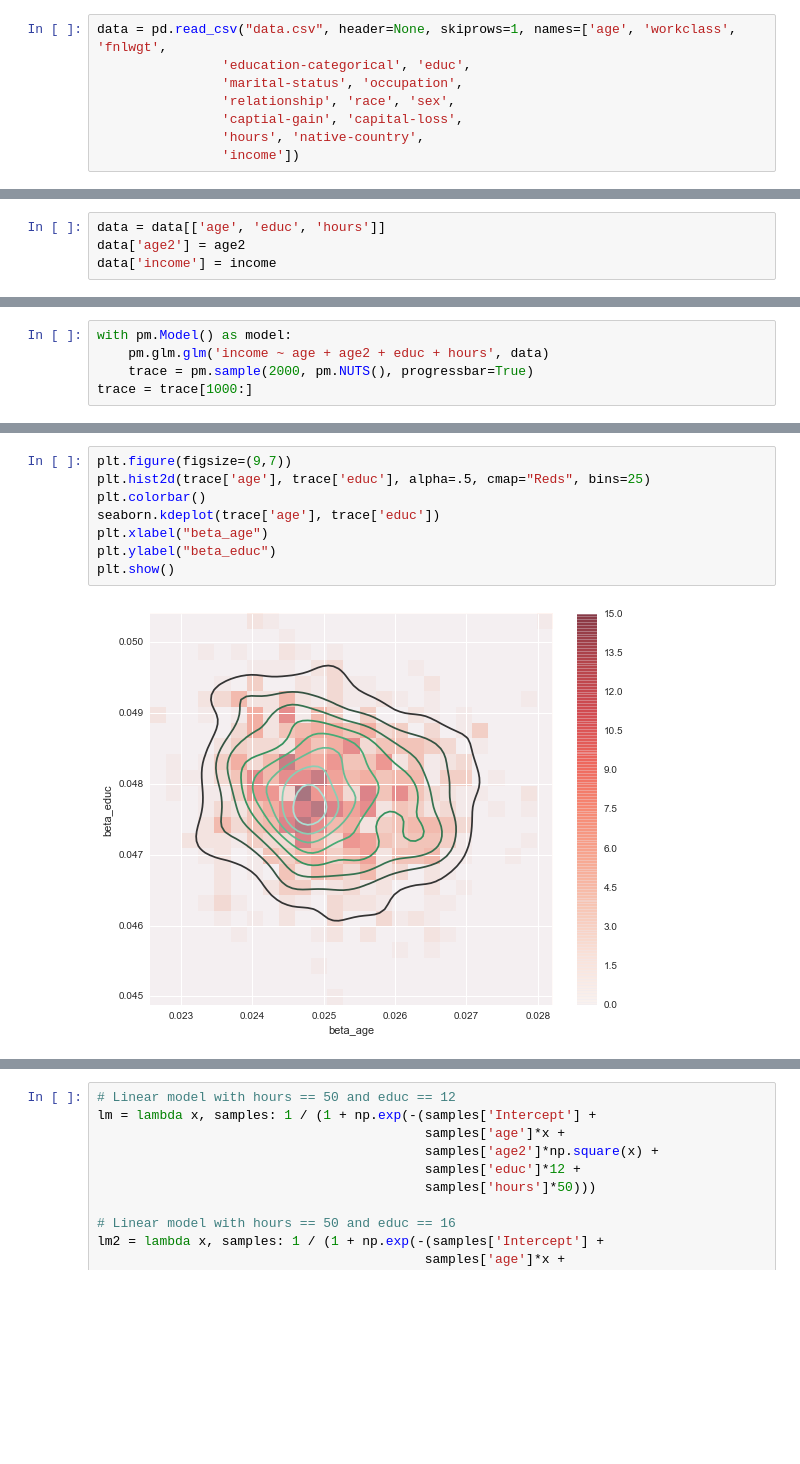
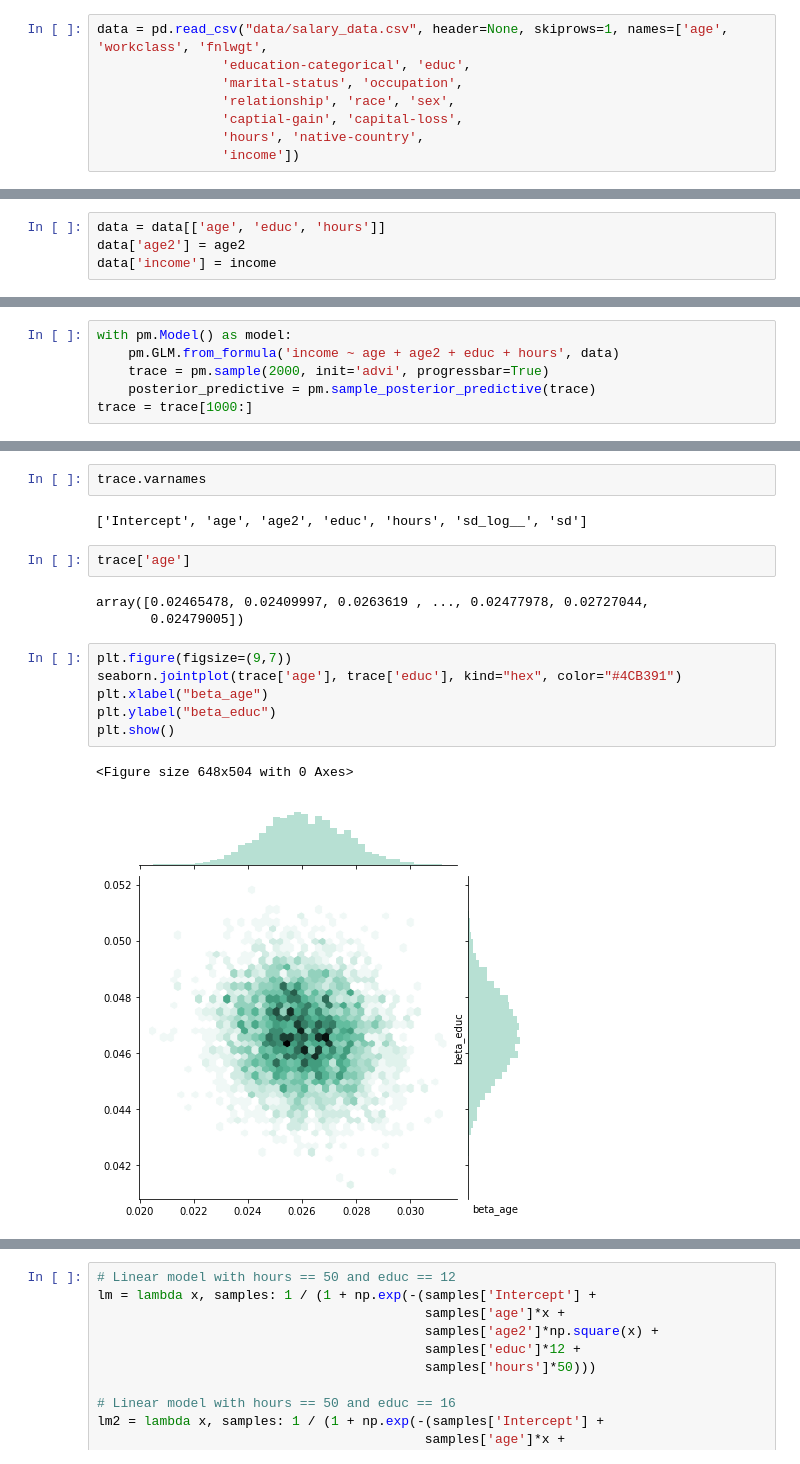
Before and after one commit to springcoil/modernbayesianworkflow, a Jupyter notebook: bayesian_logreg.ipynb, the cells around one changed output, grey strips where cells are left out. Cells and saved outputs as stored; diff of their text form; blank space fills up the shorter version.

```diff
--- a/bayesian_logreg.ipynb
+++ b/bayesian_logreg.ipynb
@@ -17,7 +30,7 @@ The [Adult Data Set](http://archive.ics.uci.edu/ml/datasets/Adult) is commonly u
 
 The motivation for myself to reproduce this piece of work was to learn how to use Odd Ratio in Bayesian Regression.
 # %%
-data = pd.read_csv("data.csv", header=None, skiprows=1, names=['age', 'workclass', 'fnlwgt',
+data = pd.read_csv("data/salary_data.csv", header=None, skiprows=1, names=['age', 'workclass', 'fnlwgt',
                 'education-categorical', 'educ',
                 'marital-status', 'occupation',
                 'relationship', 'race', 'sex',
@@ -106,7 +121,8 @@ $z_{i} = \beta_{0} + \beta_{1}(age)_{i} + \beta_2(age)^{2}_{i} + \beta_{3}(educ)
 With the math out of the way we can get back to the data. Here I use PyMC3 to draw samples from the posterior. The sampling algorithm used is NUTS, which is a form of Hamiltonian Monte Carlo, in which parameteres are tuned automatically. Notice, that we get to borrow the syntax of specifying GLM's from R, very convenient! The last line in this cell tosses out the first 1000 samples, which are taken before the Markov Chain has converged and therefore do not come from our target distribution.
 # %%
 with pm.Model() as model:
-    pm.glm.glm('income ~ age + age2 + educ + hours', data)
-    trace = pm.sample(2000, pm.NUTS(), progressbar=True)
+    pm.GLM.from_formula('income ~ age + age2 + educ + hours', data)
+    trace = pm.sample(2000, init='advi', progressbar=True)
+    posterior_predictive = pm.sample_posterior_predictive(trace)
 trace = trace[1000:]
 # %% [output]
@@ -119,11 +141,19 @@ Below, I overlay a kernel density estimate onto a 2-D histogram of samples from
+# %%
+trace.varnames
+# %% [output]
+['Intercept', 'age', 'age2', 'educ', 'hours', 'sd_log__', 'sd']
+# %%
+trace['age']
+# %% [output]
+array([0.02465478, 0.02409997, 0.0263619 , ..., 0.02477978, 0.02727044,
+       0.02479005])
 # %%
 plt.figure(figsize=(9,7))
-plt.hist2d(trace['age'], trace['educ'], alpha=.5, cmap="Reds", bins=25)
-plt.colorbar()
-seaborn.kdeplot(trace['age'], trace['educ'])
+seaborn.jointplot(trace['age'], trace['educ'], kind="hex", color="#4CB391")
 plt.xlabel("beta_age")
 plt.ylabel("beta_educ")
 plt.show()
 # %% [output]
+<Figure size 648x504 with 0 Axes>
-[figure, old version]
+[figure, new version]
 # %% [markdown]
```
Also changed, not shown: parts of 16 cells of this notebook.
